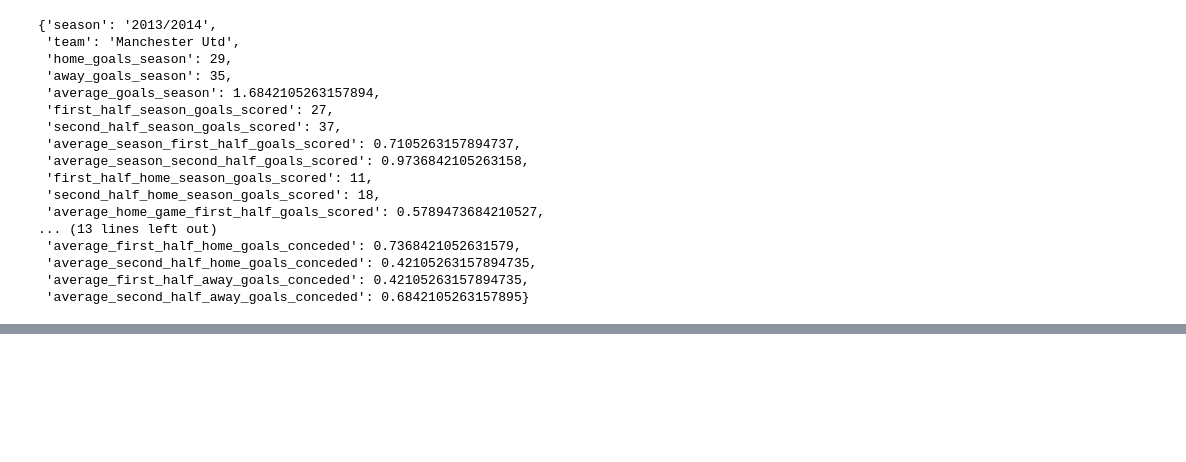
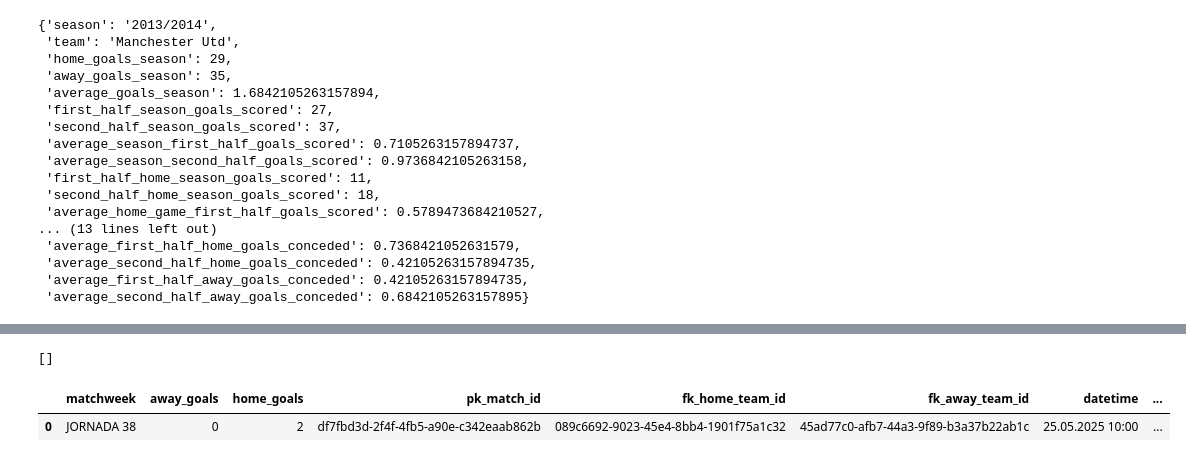
Before and after one commit to JuanesG22/football-project, a Jupyter notebook: statistic.ipynb, the cells around one changed output, grey strips where cells are left out. Cells and saved outputs as stored; diff of their text form; code cells hidden in the pictures; blank space fills up the shorter version.

```diff
--- a/statistic.ipynb
+++ b/statistic.ipynb
@@ -542,0 +609,8 @@ goals_stats_teams[-150]
+# %%
+pk_uk_id = select_from_db(database, port, db_name, password,
+               """
+    SELECT pk_country_id
+    FROM countries
+    WHERE country_name = 'United Kingdom';
+    """
+)[0][0]
@@ -542,0 +678,2 @@ goals_stats_teams[-150]
+# %%
+matches = df2[['match_id','home_team','away_team','season','team_side','event_type','matchweek']]
@@ -542,0 +696,68 @@ goals_stats_teams[-150]
+# %%
+# Count home and away goals per match_id, filling missing matches with zeros
+
+# Filter only goal events
+goals = matches[matches['event_type'] == 'goal']
+
+# Count goals by match_id and team_side
+goal_counts = (
+    goals.groupby(['match_id', 'team_side'])
+    .size()
+    .unstack(fill_value=0)
+    .rename(columns={'home': 'home_goals', 'away': 'away_goals'})
+)
+
+# Ensure all match_ids are present, fill missing with zeros
+all_matches = matches[['match_id', 'home_team', 'away_team', 'season', 'matchweek']].drop_duplicates().set_index('match_id')
+goals_summary = all_matches.join(goal_counts, how='left').fillna({'home_goals': 0, 'away_goals': 0})
+
+# Convert goal columns to integer
+goals_summary['home_goals'] = goals_summary['home_goals'].astype(int)
+goals_summary['away_goals'] = goals_summary['away_goals'].astype(int)
+
+goals_summary = goals_summary.reset_index()
+
+match_id_to_uuid = {mid: uuid.uuid4() for mid in matches['match_id'].unique()}
+
+# Assign the same uuid4 to all rows with the same match_id
+goals_summary['pk_match_id'] = goals_summary['match_id'].map(match_id_to_uuid)
+
+pks_competitions_seasons_df = pd.DataFrame(select_from_db(database, port, db_name, password,
+               '''
+              select cs.pk_competition_season_id, c.competition_name, s.season_name
+                from competition_seasons cs
+                join competitions c on cs.fk_competition_id = c.pk_competition_id
+                join public.seasons s on cs.fk_season_id = s.pk_season_id
+                '''), columns=['pk_competition_season_id', 'competition_name', 'season_name'])
+
+goals_summary['fk_home_team_id'] = goals_summary['home_team'].map(premier_league_teams_df.set_index('team_name')['pk_team_id'])
+goals_summary['fk_away_team_id'] = goals_summary['away_team'].map(premier_league_teams_df.set_index('team_name')['pk_team_id'])
+
+# Add datetime column from df2 to goals_summary based on match_id
+goals_summary = goals_summary.merge(
+    df2[['match_id', 'datetime']].drop_duplicates(),
+    on='match_id',
+    how='left'
+)
+
+goals_summary['fk_competition_season_id'] = goals_summary['season'].map(
+    pks_competitions_seasons_df.set_index('season_name')['pk_competition_season_id'])
+
+goals_summary.drop(columns=['match_id','season','home_team','away_team'], inplace=True)
+goals_summary['matchweek_number'] = goals_summary['matchweek'].apply(extract_matchweek_number)
+goals_summary['match_status'] = 'completed'  # Assuming all matches are completed for this dataset
+
+goals_summary
+
+
+insert_to_db(database, port, db_name, password,
+             """INSERT INTO matches (matchweek,home_score, away_score,pk_match_id, fk_home_team_id, fk_away_team_id,kick_off,fk_competition_season_id, matchweek_number, match_status)
+                VALUES (%s, %s, %s, %s, %s, %s, %s, %s, %s, %s)""",
+             list(goals_summary.itertuples(index=False, name=None)))
+# %% [output]
+[]
+# %%
+goals_summary.head(1)
+# %% [output]
+|  | matchweek | away_goals | home_goals | pk_match_id | fk_home_team_id | fk_away_team_id | datetime | ... |
+| 0 | JORNADA 38 | 0 | 2 | df7fbd3d-2f4f-4fb5-a90e-c342eaab862b | 089c6692-9023-45e4-8bb4-1901f75a1c32 | 45ad77c0-afb7-44a3-9f89-b3a37b22ab1c | 25.05.2025 10:00 | ... |
```
Also changed, not shown: parts of 17 cells of this notebook.
